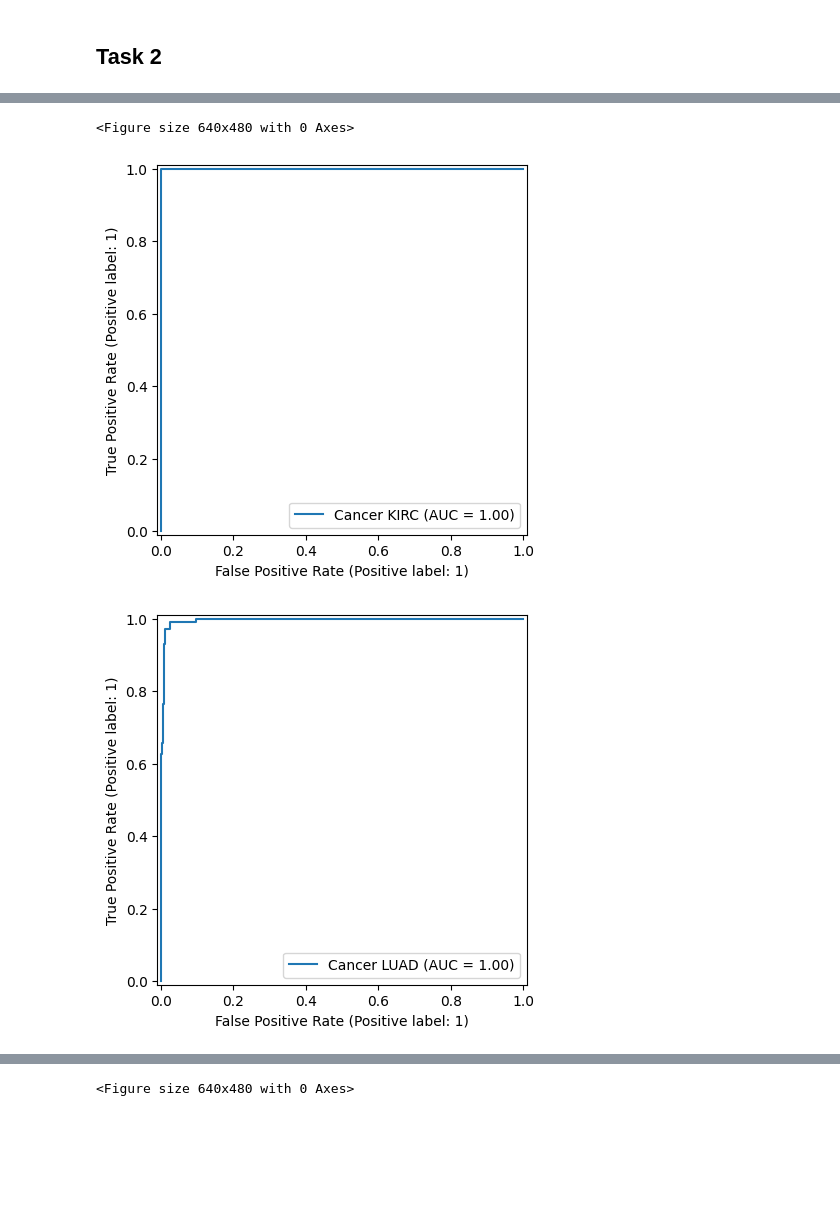
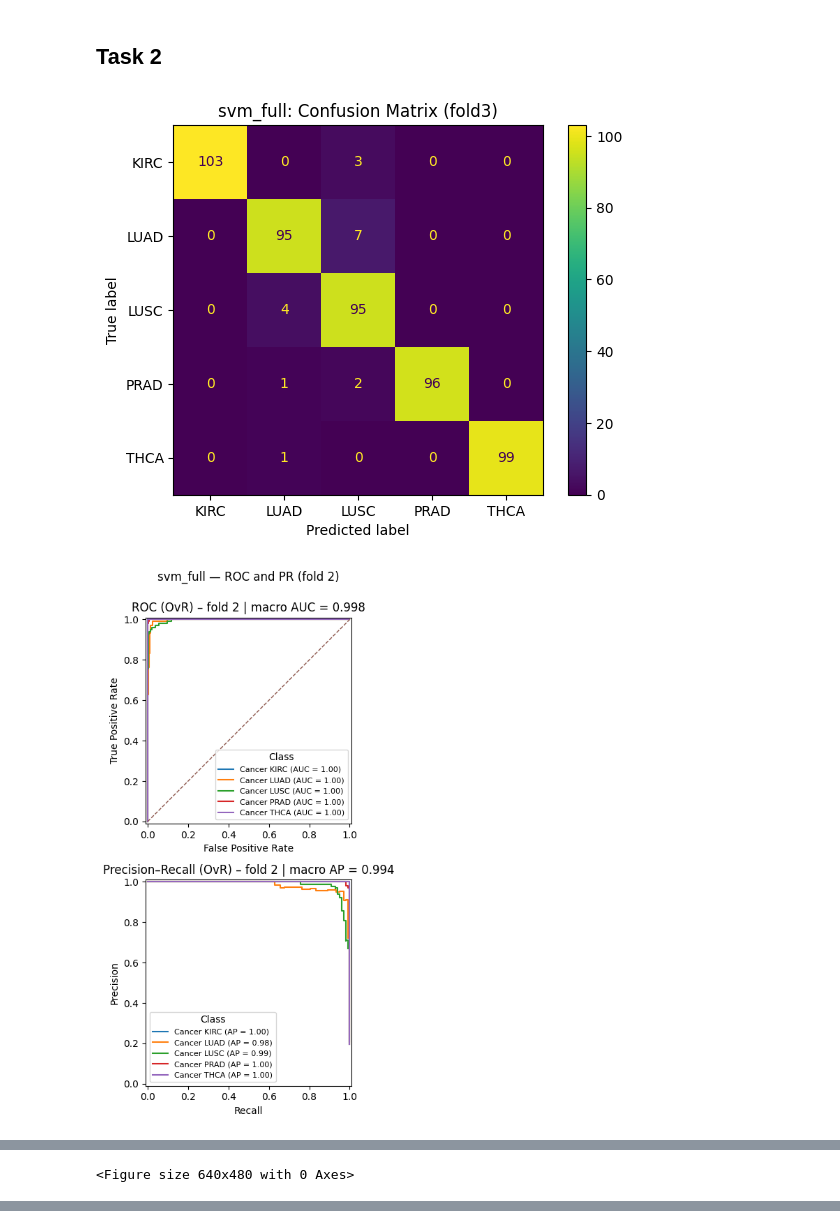
Before and after one commit to RamsMorales/ml-feature-selection-autoencoders-svm, a Jupyter notebook: notebooks/final_report.ipynb, the cells around one changed output, grey strips where cells are left out. Drawn from its saved outputs; the diff is of its cells as text; code cells hidden in the pictures; blank space fills up the shorter version.

Commit message:
Implemented native autoencoder. Compared with Classifaction on full data

```diff
--- a/notebooks/final_report.ipynb
+++ b/notebooks/final_report.ipynb
@@ -124,6 +97,8 @@ from sklearn.svm import SVC
 from sklearn.preprocessing import StandardScaler,label_binarize
 from sklearn.pipeline import make_pipeline
 from sklearn.metrics import (accuracy_score,precision_recall_fscore_support,roc_auc_score,average_precision_score,confusion_matrix,ConfusionMatrixDisplay,RocCurveDisplay,PrecisionRecallDisplay)
+import json
+import time
 
 # Defining output locations
 OUT_METRICS = ROOT/"reports"/"metrics"
@@ -147,6 +122,7 @@ kfold_cross = StratifiedKFold(n_splits=n_splits,shuffle=True,random_state=seed)
 folds = {}
 results = []
 k = 1
+t0_all  = time.perf_counter()
 for train_idx, test_idx in kfold_cross.split(feature_set,output_labels):
     # Generate the partitions for kfold cross validation
     feature_training_set, feature_validation_set = feature_set[train_idx], feature_set[test_idx]
@@ -196,48 +172,61 @@ for train_idx, test_idx in kfold_cross.split(feature_set,output_labels):
         my_confusion_matrix = confusion_matrix(validation_labels,predicted_labels,labels=classes)
         ConfusionMatrixDisplay(my_confusion_matrix,display_labels=classes).plot(values_format="d")
         plt.title(f"{method}: Confusion Matrix (fold{k+1})")
+        plt.show()
         plt.savefig(OUT_FIGS/f"{method}_cm_fold{k}.png")
         plt.close()
 
+        fig, axes = plt.subplots(2,1,figsize=(6.0,8.0))
+        ax_roc,ax_pr = axes
+
         ## Plotting ROC Curve
-        plt.figure()
         for i, cls in enumerate(classes):
-            RocCurveDisplay.from_predictions(bins[:,i],predicted_probability[:,i],name=f"Cancer {cls}")
-        plt.title(f"{method}: ROC (fold{k+1})")
-        plt.tight_layout()
-        plt.savefig(OUT_FIGS/f"{method}_roc_fold{k}.png")
-        plt.close()
+            RocCurveDisplay.from_predictions(bins[:,i],predicted_probability[:,i],name=f"Cancer {cls}",ax=ax_roc)
+
+        ax_roc.plot([0, 1], [0, 1], linestyle="--", linewidth=1)
+        ax_roc.set_title(f"ROC (OvR) – fold {k} | macro AUC = {roc_auc:.3f}")
+        ax_roc.set_xlabel("False Positive Rate")
+        ax_roc.set_ylabel("True Positive Rate")
+        ax_roc.legend(title="Class", loc="lower right", fontsize=8)
 
         ## Plotting PR
-        plt.figure()
         for i, cls in enumerate(classes):
-            PrecisionRecallDisplay.from_predictions(bins[:,i],predicted_probability[:,i],name=f"Cancer {cls}")
-        plt.title(f"{method}: PR (OvR) (fold{k+1})")
-        plt.tight_layout()
-        plt.savefig(OUT_FIGS/f"{method}_pr_fold{k}.png")
-        plt.close()
+            PrecisionRecallDisplay.from_predictions(bins[:,i],predicted_probability[:,i],name=f"Cancer {cls}",ax=ax_pr)
+
+        ax_pr.set_title(f"Precision–Recall (OvR) – fold {k} | macro AP = {ap_auc:.3f}")
+        ax_pr.set_xlabel("Recall")
+        ax_pr.set_ylabel("Precision")
+        ax_pr.legend(title="Class", loc="lower left", fontsize=8)
+
+        fig.suptitle(f"{method} — ROC and PR (fold {k})", y=0.995)
+        fig.tight_layout()
+        plt.show()
+        plt.savefig(OUT_FIGS / f"{method}_roc_pr_fold{k}.png", bbox_inches="tight", pad_inches=0.02)
+        plt.close(fig)
 
     k += 1
 
 # Writing stored info to file
 kfold_partition_data_path = SPLIT_DIR/f"folds_{n_splits}_seed_{seed}.npz"
-np.savez(kfold_partition_data_path)
+np.savez(kfold_partition_data_path,**folds)
 
 meta = {
     "n_splits": n_splits,
     "shuffle": True,
     "random_state": seed,
     "n_samples": int(len(output_labels))
 }
-(SPLIT_DIR/"meta.json").write_text(np.dumps(meta,indent=2))
+(SPLIT_DIR/"meta.json").write_text(json.dumps(meta,indent=2))
+
+t1_all = time.perf_counter()
 
 result_df = pd.DataFrame(results).sort_values("fold")
 result_df.to_csv(OUT_METRICS/f"{method}_per_fold.csv", index=False)
 
 summary = result_df.drop(columns=["fold"]).agg(["mean","std"]).T
 summary.to_csv(OUT_METRICS / f"{method}_cv_summary.csv")
 print(summary)
-print(f"Saved metrics → {OUT_METRICS}")
-print(f"Saved figures → {OUT_FIGS}")
-print(f"Saved splits  → {kfold_partition_data_path}")
+print(f"Wall time (all folds): {(t1_all - t0_all):.1f}s")
 # %% [output]
+[figure, new version]
+[figure, new version]
@@ -245,3 +247 @@ AttributeError: module 'numpy' has no attribute 'dumps'
 <Figure size 640x480 with 0 Axes>
-[figure, old version]
-[figure, old version]
@@ -250 +247,0 @@ AttributeError: module 'numpy' has no attribute 'dumps'
-<Figure size 640x480 with 0 Axes>
```
Also changed, not shown: parts of 9 cells of this notebook, 4 other files.
